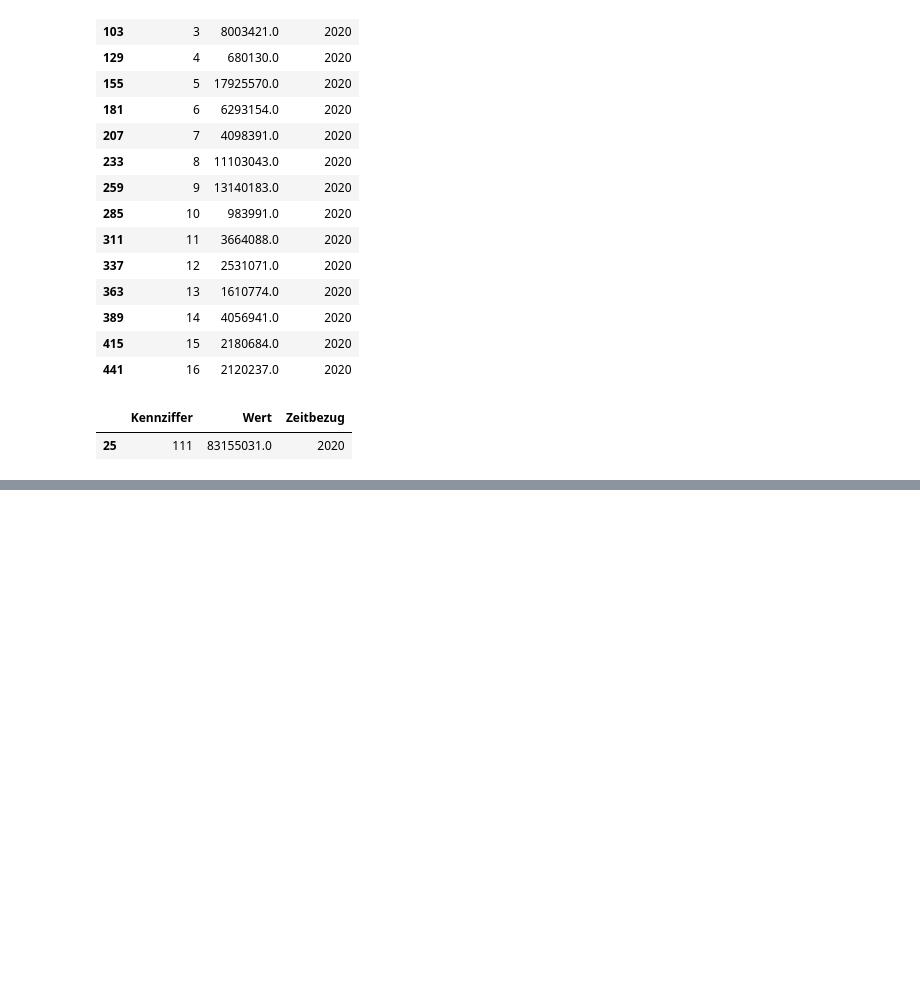
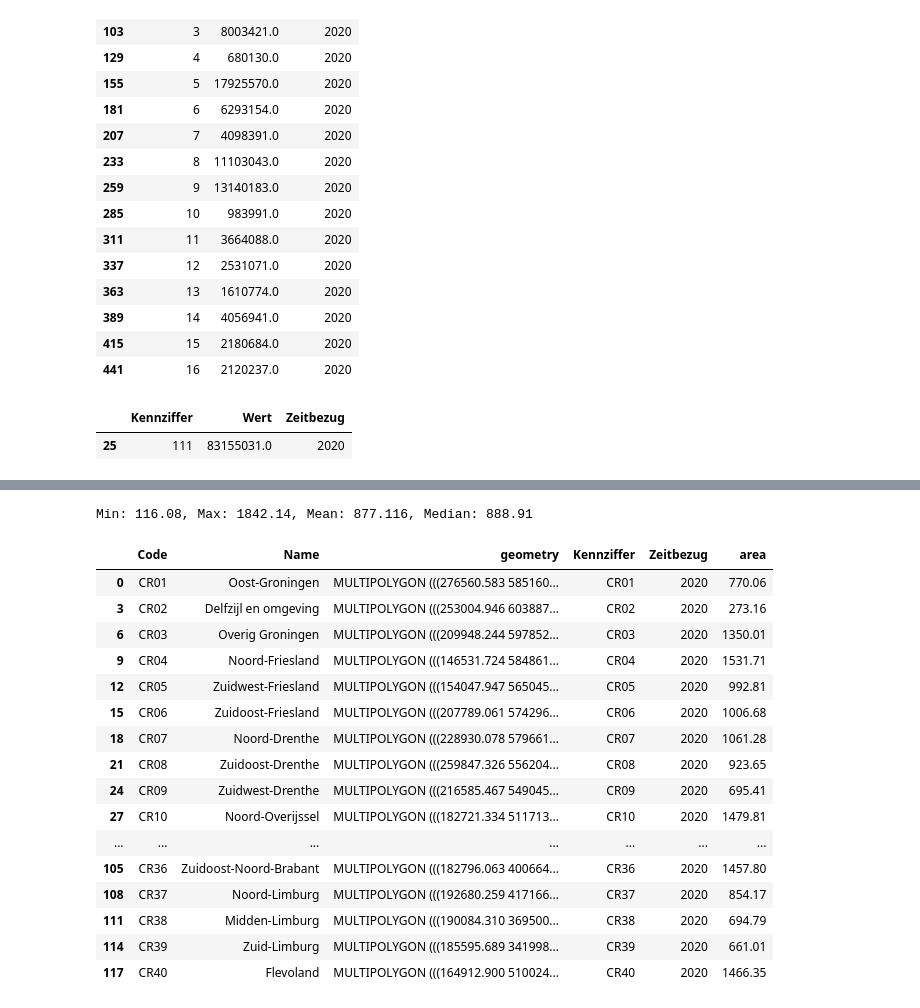
Before and after one commit to HipsterJulius/VSCODE, a Jupyter notebook: inkar-indicators/src/checkingData.ipynb, the cells around one changed output, grey strips where cells are left out. Cells and saved outputs as stored; diff of their text form; code cells hidden in the pictures; blank space fills up the shorter version.

Commit message:
area and population ready

```diff
--- a/inkar-indicators/src/checkingData.ipynb
+++ b/inkar-indicators/src/checkingData.ipynb
@@ -302,0 +608,44 @@ data_b
+# %%
+municipal_boundaries_nl = gpd.read_file(filename='GeoJSON:https://service.pdok.nl/cbs/gebiedsindelingen/2021/wfs/v1_0?request=GetFeature&service=WFS&version=1.1.0&outputFormat=json&typeName=gebiedsindelingen:coropgebied_gegeneraliseerd', engine="pyogrio")
+municipal_boundaries_nl = municipal_boundaries_nl[['statcode', 'statnaam', 'geometry']]
+
+municipal_boundaries_nl = pd.merge(data_nl, municipal_boundaries_nl,
+                               left_on = "RegioS",
+                               right_on = "statcode")
+municipal_boundaries_nl = municipal_boundaries_nl[['statcode', 'statnaam', 'geometry', 'RegioS', 'Perioden' ]]
+municipal_boundaries_nl.columns = ['Code', 'Name', 'geometry', 'Kennziffer', 'Zeitbezug']
+
+def calculate_area(multipolygon):
+    poly = shape(multipolygon)
+    area_m2 = poly.area
+    area_km2 = area_m2 / 1_000_000
+    return round(area_km2, 2)
+
+municipal_boundaries_nl['area'] = municipal_boundaries_nl['geometry'].apply(calculate_area)
+
+min_bl = round(municipal_boundaries_nl["area"].min(),3)
+max_bl = round(municipal_boundaries_nl["area"].max(), 3)
+mean_bl = round(municipal_boundaries_nl["area"].mean(), 3)
+median_bl = round(municipal_boundaries_nl["area"].median(), 3)
+
+print('Min: ' + str(min_bl) + ', ' + 'Max: ' + str(max_bl) + ', ' + 'Mean: ' + str(mean_bl) + ', ' + 'Median: ' + str(median_bl))
+municipal_boundaries_nl.drop_duplicates()
+# %% [output]
+Min: 116.08, Max: 1842.14, Mean: 877.116, Median: 888.91
+|  | Code | Name | geometry | Kennziffer | Zeitbezug | area |
+| 0 | CR01 | Oost-Groningen | MULTIPOLYGON (((276560.583 585160... | CR01 | 2020 | 770.06 |
+| 3 | CR02 | Delfzijl en omgeving | MULTIPOLYGON (((253004.946 603887... | CR02 | 2020 | 273.16 |
+| 6 | CR03 | Overig Groningen | MULTIPOLYGON (((209948.244 597852... | CR03 | 2020 | 1350.01 |
+| 9 | CR04 | Noord-Friesland | MULTIPOLYGON (((146531.724 584861... | CR04 | 2020 | 1531.71 |
+| 12 | CR05 | Zuidwest-Friesland | MULTIPOLYGON (((154047.947 565045... | CR05 | 2020 | 992.81 |
+| 15 | CR06 | Zuidoost-Friesland | MULTIPOLYGON (((207789.061 574296... | CR06 | 2020 | 1006.68 |
+| 18 | CR07 | Noord-Drenthe | MULTIPOLYGON (((228930.078 579661... | CR07 | 2020 | 1061.28 |
+| 21 | CR08 | Zuidoost-Drenthe | MULTIPOLYGON (((259847.326 556204... | CR08 | 2020 | 923.65 |
+| 24 | CR09 | Zuidwest-Drenthe | MULTIPOLYGON (((216585.467 549045... | CR09 | 2020 | 695.41 |
+| 27 | CR10 | Noord-Overijssel | MULTIPOLYGON (((182721.334 511713... | CR10 | 2020 | 1479.81 |
+| ... | ... | ... | ... | ... | ... | ... |
+| 105 | CR36 | Zuidoost-Noord-Brabant | MULTIPOLYGON (((182796.063 400664... | CR36 | 2020 | 1457.80 |
+| 108 | CR37 | Noord-Limburg | MULTIPOLYGON (((192680.259 417166... | CR37 | 2020 | 854.17 |
+| 111 | CR38 | Midden-Limburg | MULTIPOLYGON (((190084.310 369500... | CR38 | 2020 | 694.79 |
+| 114 | CR39 | Zuid-Limburg | MULTIPOLYGON (((185595.689 341998... | CR39 | 2020 | 661.01 |
+| 117 | CR40 | Flevoland | MULTIPOLYGON (((164912.900 510024... | CR40 | 2020 | 1466.35 |
```
Also changed, not shown: parts of 19 cells of this notebook.
